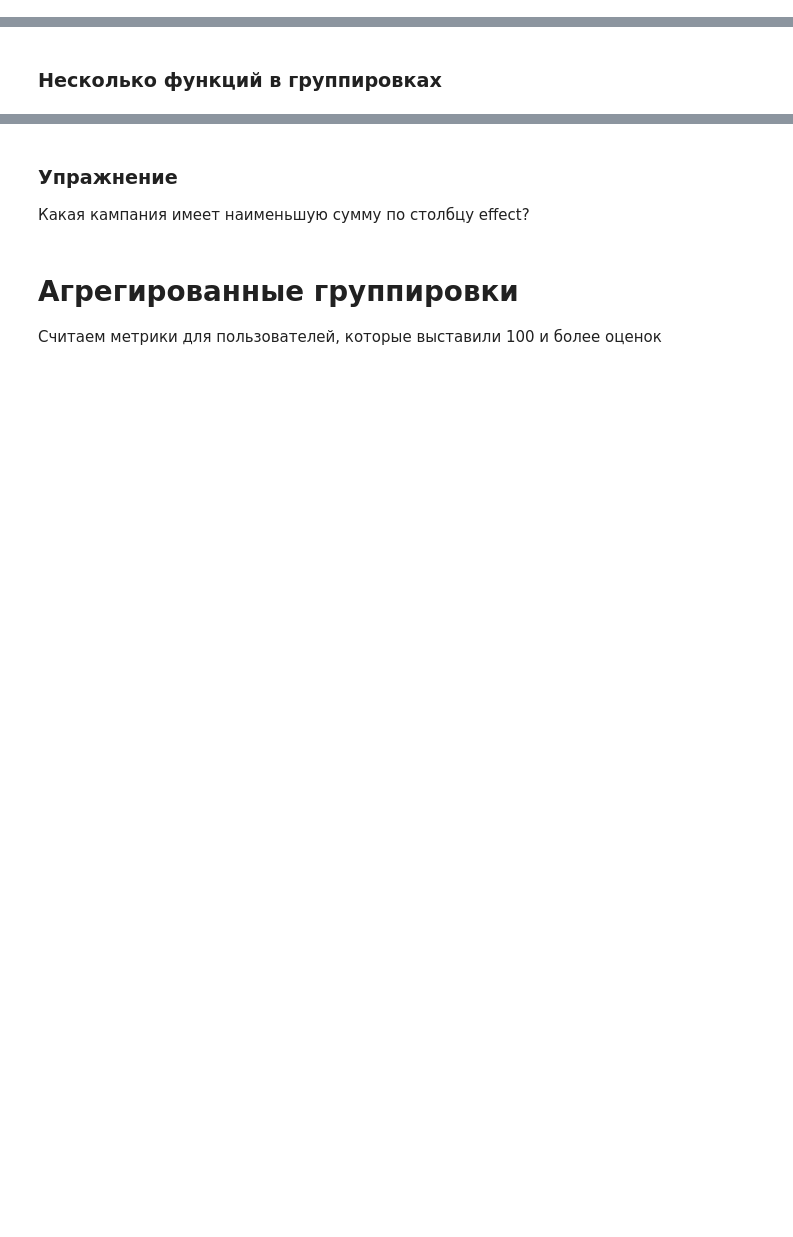
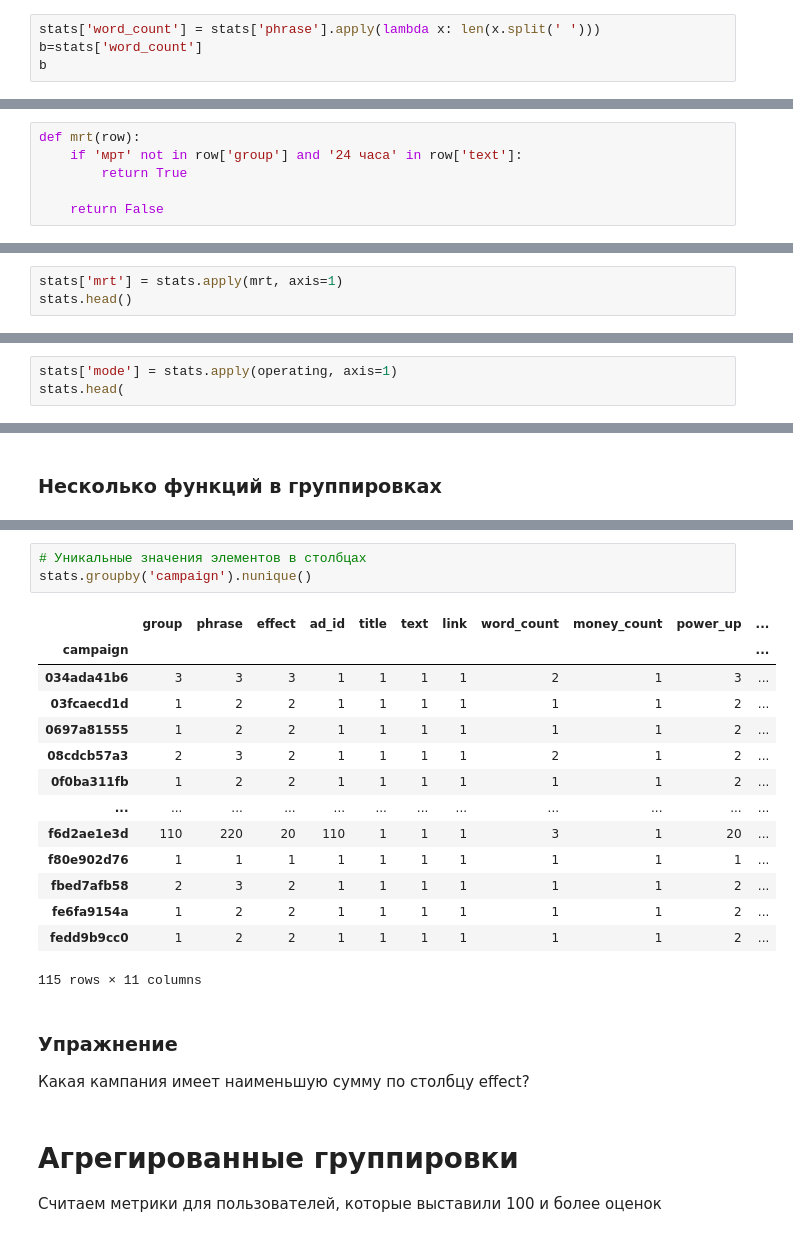
Before and after one commit to AlushevSergei/test1, a Jupyter notebook: Python_6_pandas.ipynb, the cells around one changed output, grey strips where cells are left out. Cells and saved outputs as stored; diff of their text form; blank space fills up the shorter version.

```diff
--- a/Python_6_pandas.ipynb
+++ b/Python_6_pandas.ipynb
@@ -74,3 +103,7 @@ stats['word_count'].hist(bins=30)
 # %% [markdown]
 ### Упражнение
 Поисковые запросы с каким количеством слов встречаются в наших данных чаще всего? Выведите топ-5
+# %%
+stats['word_count'] = stats['phrase'].apply(lambda x: len(x.split(' ')))
+b=stats['word_count']
+b
@@ -135,0 +246,6 @@ stats.head()
+# %%
+def mrt(row):
+    if 'мрт' not in row['group'] and '24 часа' in row['text']:
+        return True
+
+    return False
@@ -135,0 +266,3 @@ stats.head()
+# %%
+stats['mrt'] = stats.apply(mrt, axis=1)
+stats.head()
@@ -135,0 +282,3 @@ stats.head()
+# %%
+stats['mode'] = stats.apply(operating, axis=1)
+stats.head(
@@ -181,3 +451,21 @@ stats.groupby(['group', 'campaign']).count().sort_values('phrase', ascending=Fal
+# %%
+# Уникальные значения элементов в столбцах
+stats.groupby('campaign').nunique()
+# %% [output]
+|  | group | phrase | effect | ad_id | title | text | link | word_count | money_count | power_up | ... |
+| campaign |  |  |  |  |  |  |  |  |  |  | ... |
+| 034ada41b6 | 3 | 3 | 3 | 1 | 1 | 1 | 1 | 2 | 1 | 3 | ... |
+| 03fcaecd1d | 1 | 2 | 2 | 1 | 1 | 1 | 1 | 1 | 1 | 2 | ... |
+| 0697a81555 | 1 | 2 | 2 | 1 | 1 | 1 | 1 | 1 | 1 | 2 | ... |
+| 08cdcb57a3 | 2 | 3 | 2 | 1 | 1 | 1 | 1 | 2 | 1 | 2 | ... |
+| 0f0ba311fb | 1 | 2 | 2 | 1 | 1 | 1 | 1 | 1 | 1 | 2 | ... |
+| ... | ... | ... | ... | ... | ... | ... | ... | ... | ... | ... | ... |
+| f6d2ae1e3d | 110 | 220 | 20 | 110 | 1 | 1 | 1 | 3 | 1 | 20 | ... |
+| f80e902d76 | 1 | 1 | 1 | 1 | 1 | 1 | 1 | 1 | 1 | 1 | ... |
+| fbed7afb58 | 2 | 3 | 2 | 1 | 1 | 1 | 1 | 1 | 1 | 2 | ... |
+| fe6fa9154a | 1 | 2 | 2 | 1 | 1 | 1 | 1 | 1 | 1 | 2 | ... |
+| fedd9b9cc0 | 1 | 2 | 2 | 1 | 1 | 1 | 1 | 1 | 1 | 2 | ... |
+115 rows × 11 columns
 # %% [markdown]
 ### Упражнение
 Какая кампания имеет наименьшую сумму по столбцу effect?
```
Also changed, not shown: parts of 58 cells of this notebook.
